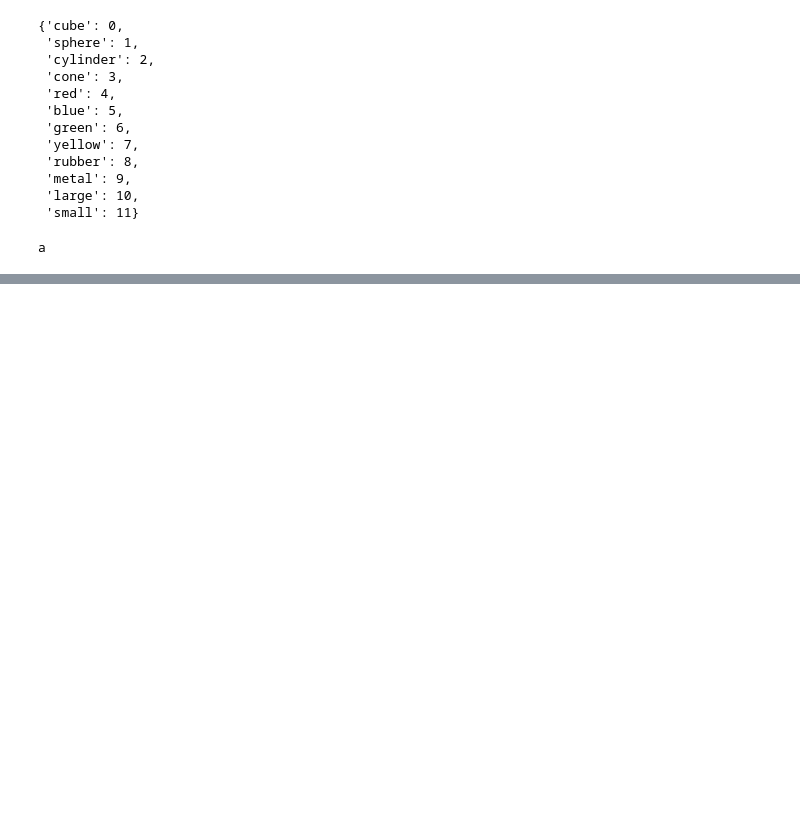
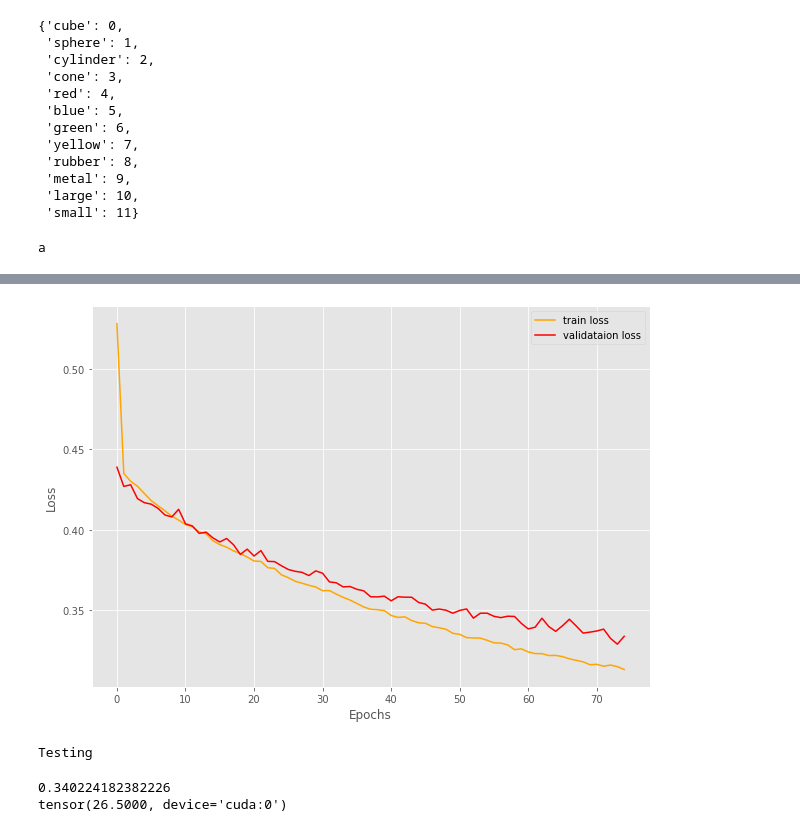
Before and after one commit to savitha-abraham/CLEVR-POC, a Jupyter notebook: neural-baselines/clip/train-val-test.ipynb, the cells around one changed output, grey strips where cells are left out. Saved outputs shown, nothing was run; the diff lists cells and outputs as text; code cells hidden in the pictures; blank space fills up the shorter version.

```diff
--- a/neural-baselines/clip/train-val-test.ipynb
+++ b/neural-baselines/clip/train-val-test.ipynb
@@ -15,11 +15,12 @@ from transformers import CLIPProcessor, CLIPModel
 
 import pickle
 # %%
-DATA_FOLDER = '/home/marjan/myworks/code/python/CLEVR-POC/clevr-poc-dataset-gen/output-2000/incomplete'
-ENVIRONMENT_FOLDER = '/home/marjan/myworks/code/python/CLEVR-POC/clevr-poc-dataset-gen/environment_constraints'
+DATA_FOLDER_NAME = 'output-2000'
+DATA_FOLDER = '/home/marjan/code/CLEVR-POC/clevr-poc-dataset-gen/' + DATA_FOLDER_NAME + '/incomplete'
+ENVIRONMENT_FOLDER = '/home/marjan/code/CLEVR-POC/clevr-poc-dataset-gen/environment_constraints'
 # %%
 
-with open(os.path.join('/home/marjan/myworks/code/python/CLEVR-POC/clevr-poc-dataset-gen', 'data', 'properties.json'), encoding="utf-8") as f:
+with open(os.path.join('/home/marjan/code/CLEVR-POC/clevr-poc-dataset-gen', 'data', 'properties.json'), encoding="utf-8") as f:
     properties = json.load(f)
 
 
@@ -72,8 +73,8 @@ dropout = nn.Dropout(0.1) # ????
 
 # learning parameters
 lr = 0.001
-epochs = 75
-batch_size = 50
+epochs = 200
+batch_size = 8
 optimizer = optim.Adam(final_classifier.parameters(), lr=lr)
 criterion = nn.BCELoss()
 dropout = nn.Dropout(0.1)
@@ -109,14 +110,14 @@ for epoch in range(epochs):
             'model_state_dict': final_classifier.state_dict(),
             'optimizer_state_dict': optimizer.state_dict(),
             'loss': criterion,
-            }, 'outputs/best.pth')
+            }, 'outputs/best_model_' + DATA_FOLDER_NAME + '.pth')
 
     train_loss.append(train_epoch_loss)
     valid_loss.append(valid_epoch_loss)
 
-    with open('outputs/train_loss.pickle', 'wb') as f:
+    with open('outputs/train_loss_' + DATA_FOLDER_NAME + '.pickle', 'wb') as f:
         pickle.dump(train_loss, f)
-    with open('outputs/valid_loss.pickle', 'wb') as f:
+    with open('outputs/train_loss_' + DATA_FOLDER_NAME + '.pickle', 'wb') as f:
         pickle.dump(valid_loss, f)
 
     print(f"Train Loss: {train_epoch_loss:.4f}")
@@ -128,24 +155,37 @@ KeyboardInterrupt:
 # %%
 # save the trained model to disk
 torch.save({
             'epoch': epochs,
             'model_state_dict': final_classifier.state_dict(),
             'optimizer_state_dict': optimizer.state_dict(),
             'loss': criterion,
-            }, 'outputs/last.pth')
+            }, 'outputs/last_model_' + DATA_FOLDER_NAME + '.pth')
 # plot and save the train and validation line graphs
 plt.figure(figsize=(10, 7))
 plt.plot(train_loss, color='orange', label='train loss')
 plt.plot(valid_loss, color='red', label='validataion loss')
 plt.xlabel('Epochs')
 plt.ylabel('Loss')
 plt.legend()
-plt.savefig('outputs/loss.png')
+plt.savefig('outputs/loss_' + DATA_FOLDER_NAME + '.png')
 plt.show()
+# %% [output]
+[figure, added]
 # %%
-checkpoint = torch.load('outputs/best.pth')
+checkpoint = torch.load('outputs/best_model_' + DATA_FOLDER_NAME + '.pth')
 # load model weights state_dict
 final_classifier.load_state_dict(checkpoint['model_state_dict'])
+
+# test dataset
+test_data = ClevrPOCDataSet(DATA_FOLDER, 'testing', total_labels_to_index, ENVIRONMENT_FOLDER)
+# test data loader
+test_loader = DataLoader(test_data, batch_size=1, shuffle=False)
+
+
 test_epoch_loss, test_accuracy = test(final_classifier, clip_model, test_loader, criterion, test_data, device, dropout, clip_preprocess)
 print(test_epoch_loss)
-print(accuracy)
+print(test_accuracy)
+# %% [output]
+Testing
+0.340224182382226
+tensor(26.5000, device='cuda:0')
```
Also changed, not shown: parts of 2 cells of this notebook.
